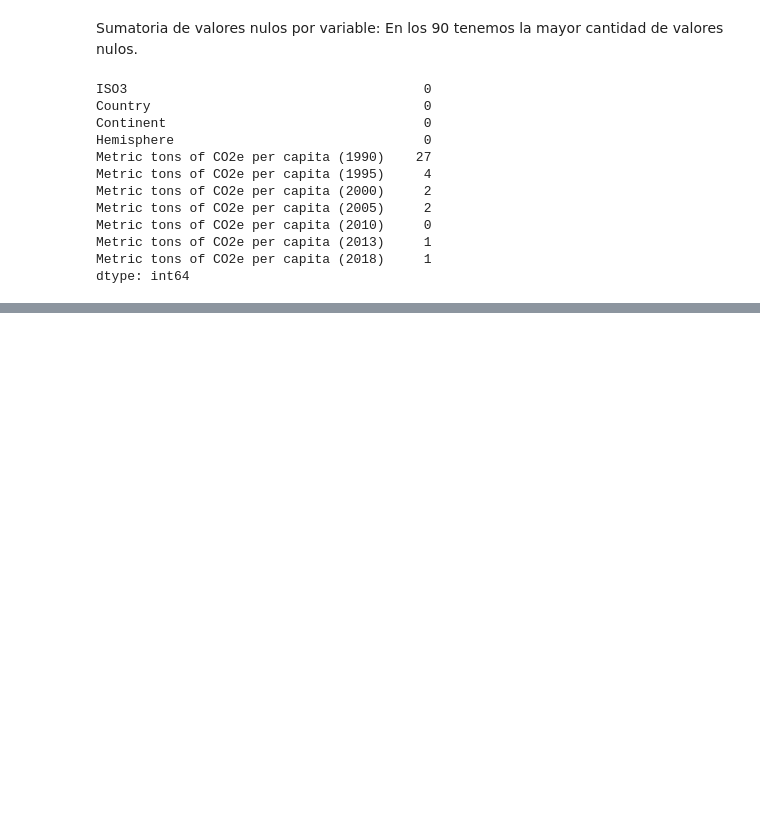
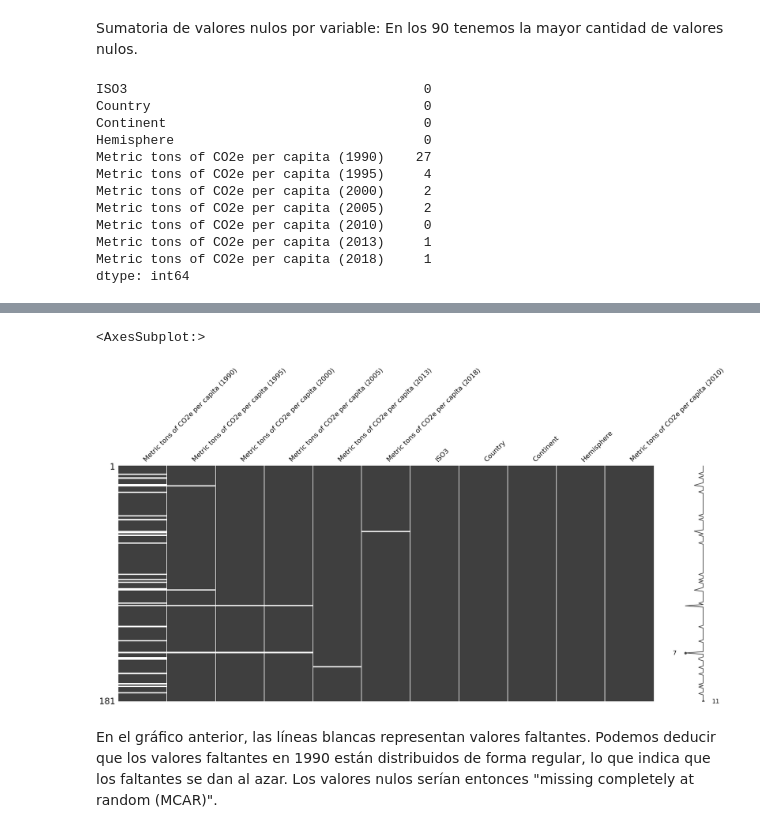
Before and after one commit to adolfo85/-CO2, a Jupyter notebook: notebooks/0.0-CO2-introduction.ipynb, the cells around one changed output, grey strips where cells are left out. Saved outputs shown, nothing was run; the diff lists cells and outputs as text; code cells hidden in the pictures; blank space fills up the shorter version.

```diff
--- a/notebooks/0.0-CO2-introduction.ipynb
+++ b/notebooks/0.0-CO2-introduction.ipynb
@@ -120,0 +113,11 @@ dtype: int64
+# %%
+(
+    df
+    .missing.sort_variables_by_missingness()
+    .pipe(missingno.matrix)
+)
+# %% [output]
+<AxesSubplot:>
+[figure, added]
+# %% [markdown]
+En el gráfico anterior, las líneas blancas representan valores faltantes. Podemos deducir que los valores faltantes en 1990 están distribuidos de forma regular, lo que indica que los faltantes se dan al azar. Los valores nulos serían entonces "missing completely at random (MCAR)".
```
Also changed, not shown: parts of 10 cells of this notebook, 2 other files.
